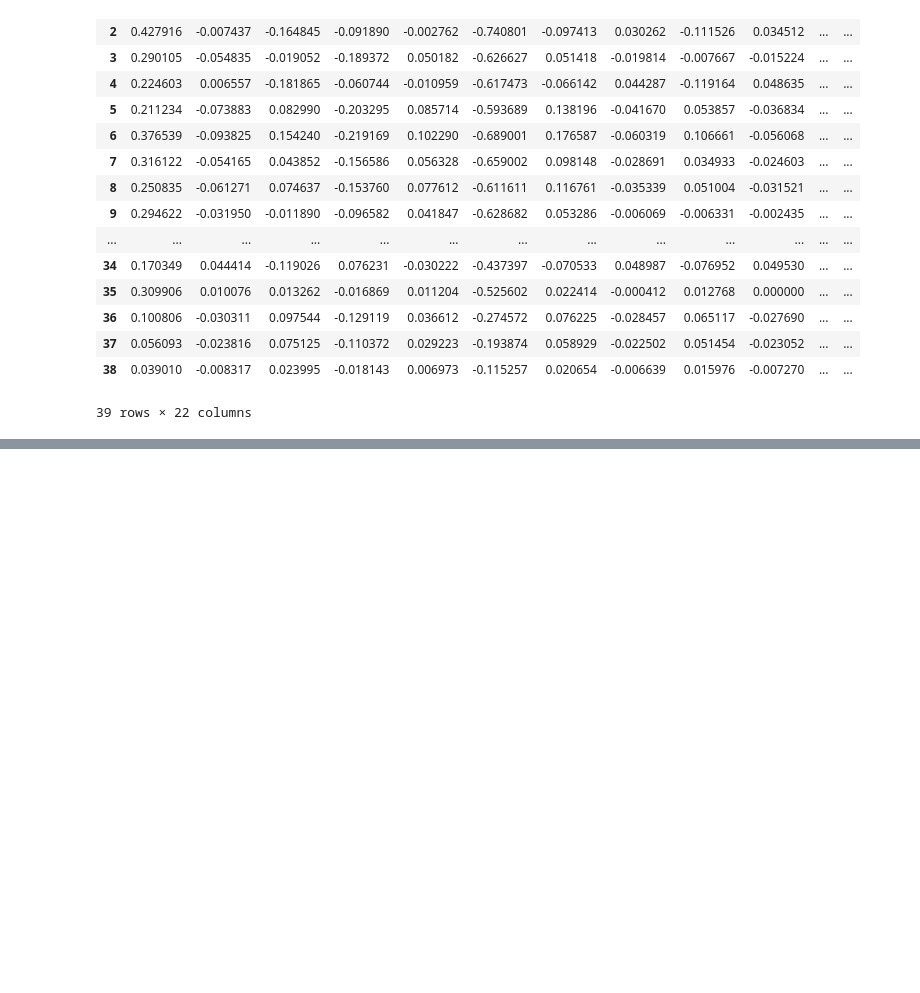
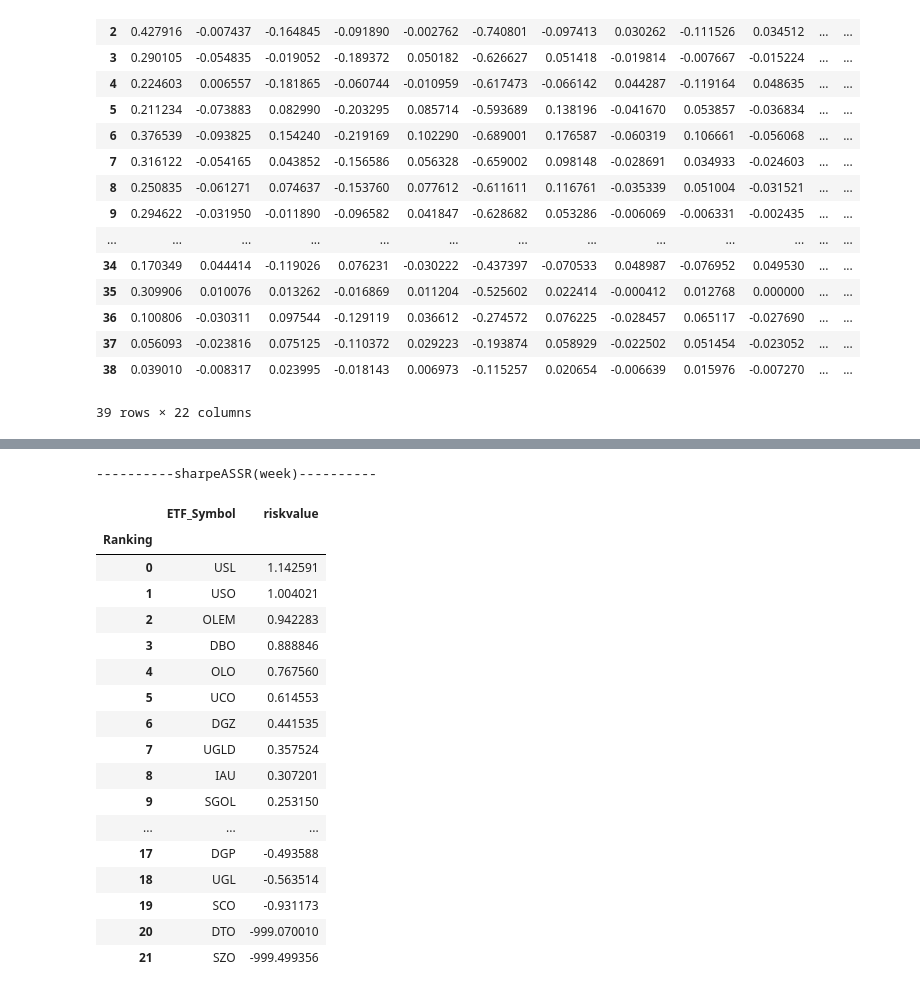
Before and after one commit to syuan0624/FinTech, a Jupyter notebook: HW4/ETF_riskiness.ipynb, the cells around one changed output, grey strips where cells are left out. Drawn from its saved outputs; the diff is of its cells as text; code cells hidden in the pictures; blank space fills up the shorter version.

```diff
--- a/HW4/ETF_riskiness.ipynb
+++ b/HW4/ETF_riskiness.ipynb
@@ -239,2 +278,26 @@ def risk_sort(listR,dataR):
+# %%
+print('----------sharpeASSR(week)----------')
+riskmo_ASSR=risk_sort(ETFLISTmo,ra_mo,1)
+riskmo_ASSR
+# %% [output]
+----------sharpeASSR(week)----------
+|  | ETF_Symbol | riskvalue |
+| Ranking |  |  |
+| 0 | USL | 1.142591 |
+| 1 | USO | 1.004021 |
+| 2 | OLEM | 0.942283 |
+| 3 | DBO | 0.888846 |
+| 4 | OLO | 0.767560 |
+| 5 | UCO | 0.614553 |
+| 6 | DGZ | 0.441535 |
+| 7 | UGLD | 0.357524 |
+| 8 | IAU | 0.307201 |
+| 9 | SGOL | 0.253150 |
+| ... | ... | ... |
+| 17 | DGP | -0.493588 |
+| 18 | UGL | -0.563514 |
+| 19 | SCO | -0.931173 |
+| 20 | DTO | -999.070010 |
+| 21 | SZO | -999.499356 |
 # %%
 print('----------OmegaSharpeRatio(week)----------')
```
Also changed, not shown: parts of 9 cells of this notebook.
